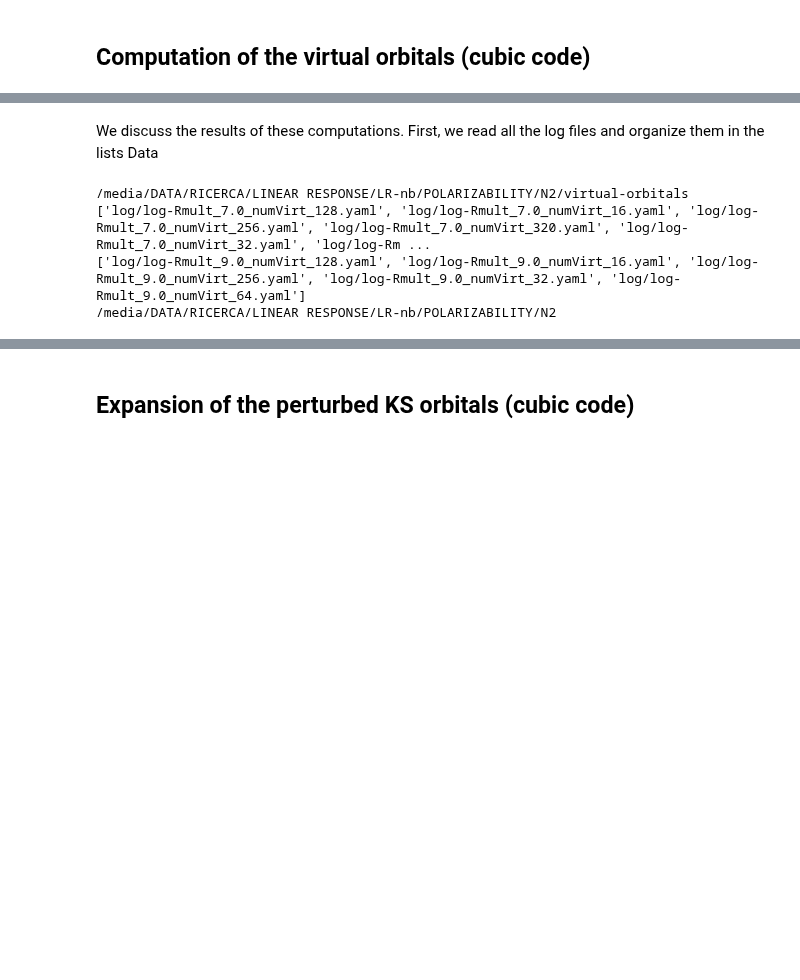
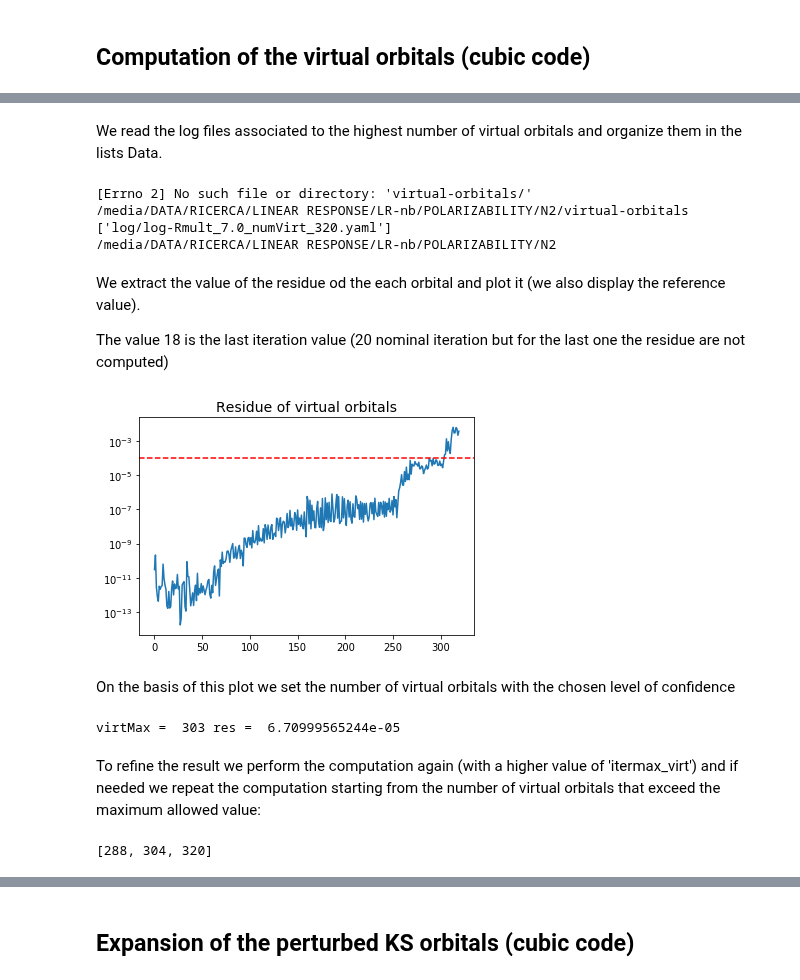
Before and after one commit to luigigenovese/KPM-nb, a Jupyter notebook: POLARIZABILITY/N2/Virtual_Orbitals_Completeness_Relation.ipynb, the cells around one changed output, grey strips where cells are left out. Cells and saved outputs as stored; diff of their text form; code cells hidden in the pictures; blank space fills up the shorter version.

```diff
--- a/POLARIZABILITY/N2/Virtual_Orbitals_Completeness_Relation.ipynb
+++ b/POLARIZABILITY/N2/Virtual_Orbitals_Completeness_Relation.ipynb
@@ -34,4 +35,4 @@ Yaml.dump(inp0,outputpath + 'default.yaml')
 # %%
-# The computation with 320 virtual states is performed only for rVal = 7.0
-numVirt=[16,32,64,128,256]#,320]
-rVal = [7.0,9.0]
+virt=[16,32,64,128,256,320]
+print virt
+rVal = [7.0]
@@ -67,22 +73,52 @@ Executing command:  OMP_NUM_THREADS=2 mpirun -np 4 $BIGDFT_ROOT/bigdft -r runs_9
 # %% [markdown]
-We discuss the results of these computations. First, we read all the log files and organize them in the lists Data
+We read the log files associated to the highest number of virtual orbitals and organize them in the lists Data.
-# %%
-Data = []
-%cd $outputpath
-for r in rVal:
-    spath = 'log/'+str('log-Rmult_')+str(r)+str('*')
-    logs = !ls $spath
-    print logs
-    Data.append([lf.Logfile(l) for l in logs])
-%cd ..
-# sort the Data list in the right order, with respect to the number of virtual orbitals
-for r in range(len(rVal)):
-    listnorbs=[len(l.evals[0][0]) for l in Data[r]]
-    ipiv=np.argsort(listnorbs)
-    Data[r]=[Data[r][i] for i in ipiv]
-# The first index of Data selects the value of rmult, the second one the number of virtual orbitals.
-# %% [output]
-/media/DATA/RICERCA/LINEAR RESPONSE/LR-nb/POLARIZABILITY/N2/virtual-orbitals
-['log/log-Rmult_7.0_numVirt_128.yaml', 'log/log-Rmult_7.0_numVirt_16.yaml', 'log/log-Rmult_7.0_numVirt_256.yaml', 'log/log-Rmult_7.0_numVirt_320.yaml', 'log/log-Rmult_7.0_numVirt_32.yaml', 'log/log-Rm ...
-['log/log-Rmult_9.0_numVirt_128.yaml', 'log/log-Rmult_9.0_numVirt_16.yaml', 'log/log-Rmult_9.0_numVirt_256.yaml', 'log/log-Rmult_9.0_numVirt_32.yaml', 'log/log-Rmult_9.0_numVirt_64.yaml']
-/media/DATA/RICERCA/LINEAR RESPONSE/LR-nb/POLARIZABILITY/N2
+# %%
+Data = []
+%cd $outputpath
+for r in rVal:
+    spath = 'log/log-Rmult_'+str(r)+'_numVirt_'+str(virt[-1])+'.yaml'
+    log = !ls $spath
+    print log
+    Data.append(lf.Logfile(log[0]))
+%cd ..
+# %% [output]
+[Errno 2] No such file or directory: 'virtual-orbitals/'
+/media/DATA/RICERCA/LINEAR RESPONSE/LR-nb/POLARIZABILITY/N2/virtual-orbitals
+['log/log-Rmult_7.0_numVirt_320.yaml']
+/media/DATA/RICERCA/LINEAR RESPONSE/LR-nb/POLARIZABILITY/N2
+# %% [markdown]
+We extract the value of the residue od the each orbital and plot it (we also display the reference value).
+
+The value 18 is the last iteration value (20 nominal iteration but for the last one the residue are not computed)
+# %%
+residues = Data[0].log['Optimization of virtual orbitals'][18]['Residues per orbital']
+# %%
+plt.plot(residues)
+plt.axhline(y=1e-4, color='r', linestyle='--')
+plt.title('Residue of virtual orbitals',fontsize=14)
+plt.yscale('log')
+plt.show()
+# %% [output]
+[figure, added]
+# %% [markdown]
+On the basis of this plot we set the number of virtual orbitals with the chosen level of confidence
+# %%
+errMax = 1e-4
+notExcede = True
+i = 0
+while (notExcede):
+    if residues[i] > errMax:
+        notExcede = False
+    i+=1
+
+    virtMax = i-2
+print 'virtMax = ', virtMax, 'res = ', residues[virtMax]
+# %% [output]
+virtMax =  303 res =  6.70999565244e-05
+# %% [markdown]
+To refine the result we perform the computation again (with a higher value of 'itermax_virt') and if needed we repeat the computation starting from the number of virtual orbitals that exceed the maximum allowed value:
+# %%
+virt_reduced = [288, 304 ,320]
+print virt_reduced
+# %% [output]
+[288, 304, 320]
```
Also changed, not shown: parts of 50 cells of this notebook, 9 other files.
